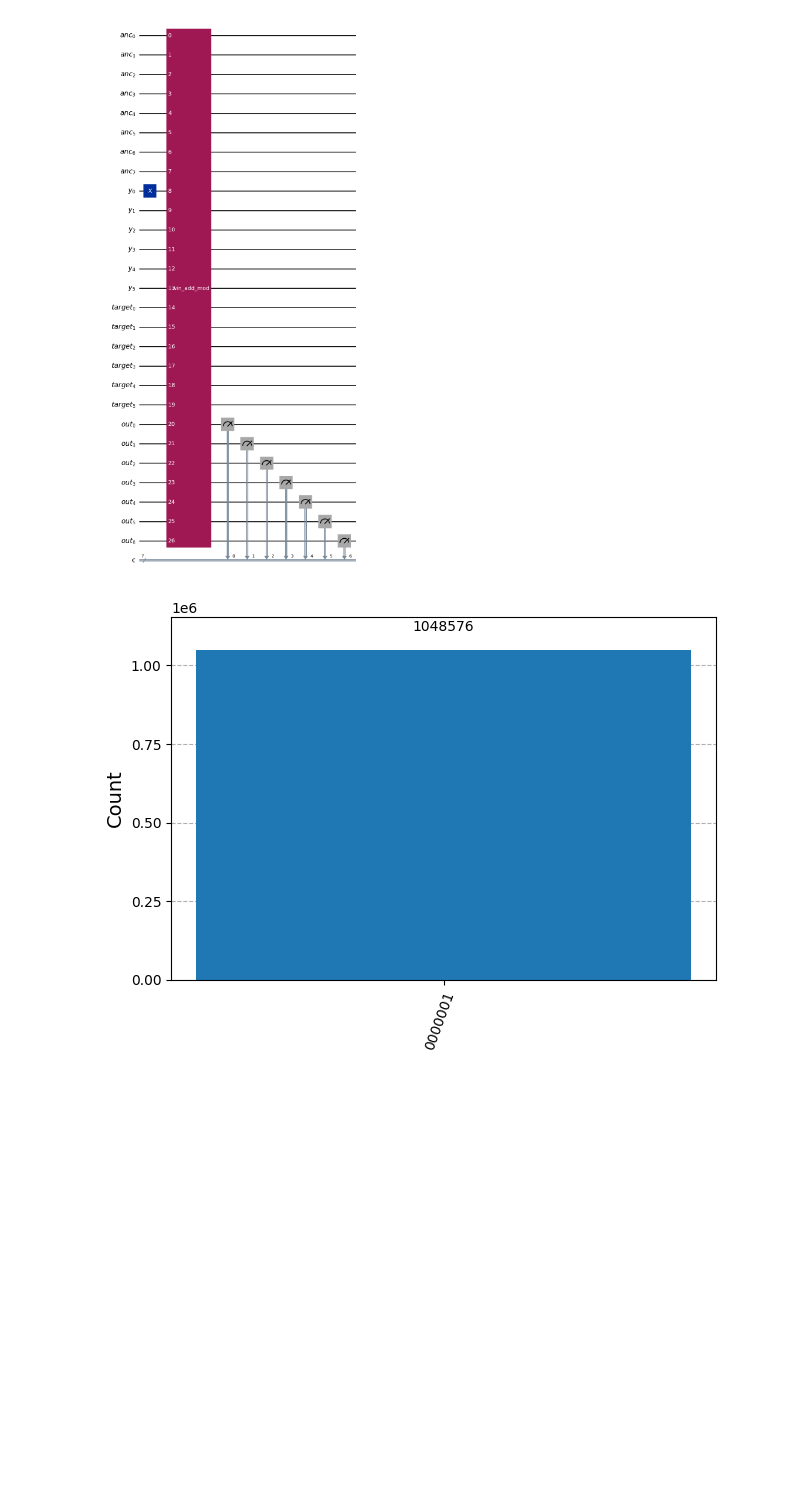
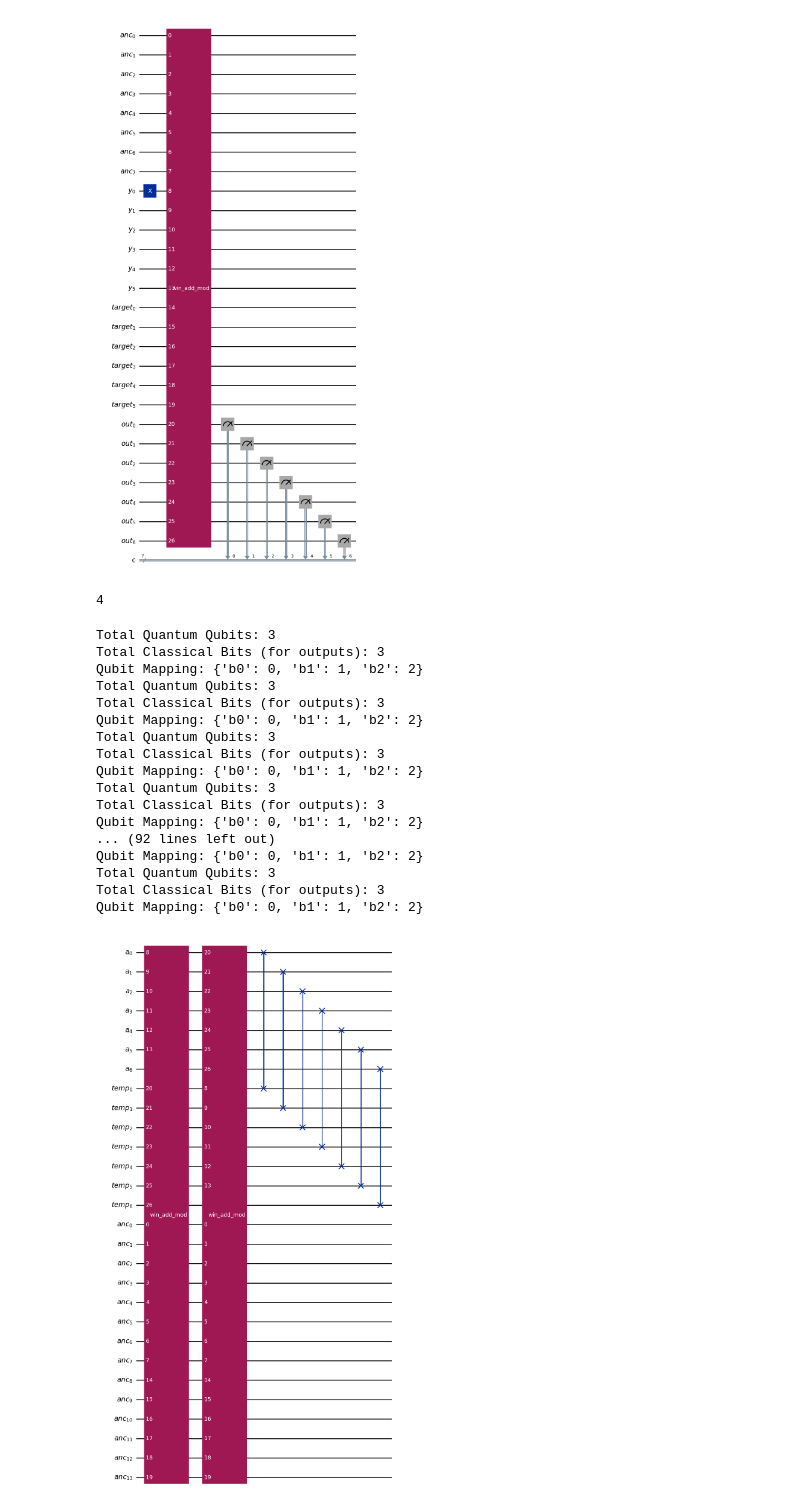
Before and after one commit to Flirm/quantum-circuits-implementation, a Jupyter notebook: implementations/windowed_arithmetic/notebooks/windowed_a.ipynb, the cells around one changed output. Cells and saved outputs as stored; diff of their text form; code cells hidden in the pictures; blank space fills up the shorter version.

Commit message:
began impl win_mult_mod

```diff
--- a/implementations/windowed_arithmetic/notebooks/windowed_a.ipynb
+++ b/implementations/windowed_arithmetic/notebooks/windowed_a.ipynb
@@ -2459,7 +2459,7 @@ def mod_adder_CDKM_VBE(num_qubits: int, N: int) -> QuantumCircuit:
 from qiskit import *
 from math import log2
 
-def win_add_mod(N: int, w: int, n: int, k: int = 1) -> QuantumCircuit:
+def win_add_mod(N: int, w: int, n: int, k: int) -> QuantumCircuit:
     """
     Args:
         N (int): the modulus.
@@ -2579,19 +2579,58 @@ Total Quantum Qubits: 3
 Total Classical Bits (for outputs): 3
 Qubit Mapping: {'b0': 0, 'b1': 1, 'b2': 2}
 [figure]
-# %%
-from qiskit_aer import AerSimulator
-from qiskit import transpile
-from qiskit.visualization import plot_histogram
-
-simulator_aer = AerSimulator()
-
-qc_aer = transpile(quantum_circuit, backend=simulator_aer)
-
-job = simulator_aer.run(qc_aer, shots=(1<<20))
-job_result = job.result()
-counts = job_result.get_counts(qc_aer)
-
-plot_histogram(counts)
-# %% [output]
-[figure, removed]
+# %%
+def modinv(a, n):
+    t, new_t = 0, 1
+    r, new_r = n, a
+    while new_r != 0:
+        quotient = r // new_r
+        t, new_t = new_t, t - quotient * new_t
+        r, new_r = new_r, r - quotient * new_r
+    if r > 1:
+        return None
+    if t < 0:
+        t = t + n
+    return t
+
+print(modinv(3, 11))
+# %% [output]
+4
+# %%
+def win_mult_mod(N: int, w: int, n: int, k: int ):
+
+    reg_a = QuantumRegister(n+1, 'a')
+    reg_temp = QuantumRegister(n+1, 'temp')
+    reg_anc = QuantumRegister(2*n+2, 'anc')
+
+    quantum_circuit = QuantumCircuit(reg_a, reg_temp, reg_anc, name="win_mult_mod")
+
+    quantum_circuit.append(win_add_mod(N, w, n, k), reg_anc[0:n+2] + reg_a[0:n] + reg_anc[n+2:] + reg_temp[:])
+    quantum_circuit.append(win_add_mod(N, w, n, modinv(k, 11)), reg_anc[0:n+2] + reg_temp[0:n] + reg_anc[n+2:] + reg_a[:])
+    quantum_circuit.swap(reg_a, reg_temp)
+
+    #win add where y = reg a, out = reg temp, k = k
+    #win add where y = reg temp, out = reg a, k = (-k)^-1
+    #swap reg a, reg temp
+    return quantum_circuit
+
+win_mult_mod(35,2,6,2).draw("mpl")
+# %% [output]
+Total Quantum Qubits: 3
+Total Classical Bits (for outputs): 3
+Qubit Mapping: {'b0': 0, 'b1': 1, 'b2': 2}
+Total Quantum Qubits: 3
+Total Classical Bits (for outputs): 3
+Qubit Mapping: {'b0': 0, 'b1': 1, 'b2': 2}
+Total Quantum Qubits: 3
+Total Classical Bits (for outputs): 3
+Qubit Mapping: {'b0': 0, 'b1': 1, 'b2': 2}
+Total Quantum Qubits: 3
+Total Classical Bits (for outputs): 3
+Qubit Mapping: {'b0': 0, 'b1': 1, 'b2': 2}
+... (92 lines left out)
+Qubit Mapping: {'b0': 0, 'b1': 1, 'b2': 2}
+Total Quantum Qubits: 3
+Total Classical Bits (for outputs): 3
+Qubit Mapping: {'b0': 0, 'b1': 1, 'b2': 2}
+[figure, added]
```
Also changed, not shown: 2 other files.
